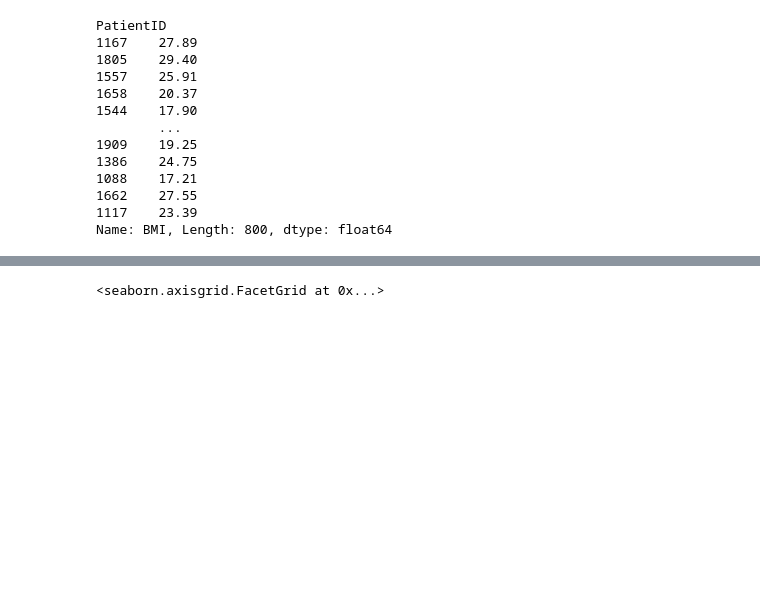
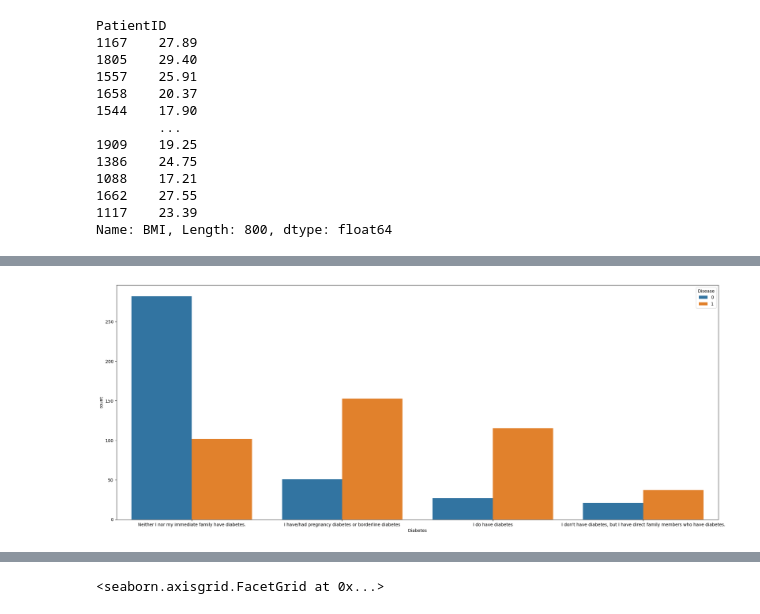
Before and after one commit to filipedias18/Project-ML-2022_2023, a Jupyter notebook: ProjetoFinal_ML_v1.ipynb, the cells around one changed output, grey strips where cells are left out. Cells and saved outputs as stored; diff of their text form; code cells hidden in the pictures; blank space fills up the shorter version.

```diff
--- a/ProjetoFinal_ML_v1.ipynb
+++ b/ProjetoFinal_ML_v1.ipynb
@@ -292,0 +261,6 @@ train_patient[train_patient["Disease"] == 0].describe(include="all")
+# %%
+plt.figure(figsize=(25, 10), dpi=100)
+sns.countplot(x = 'Diabetes', hue = "Disease", data = train_patient)
+plt.show()
+# %% [output]
+[figure, added]
```
Also changed, not shown: parts of 196 cells of this notebook.
